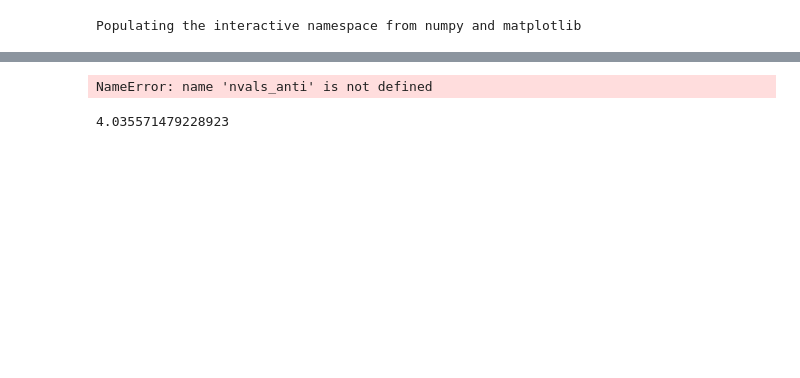
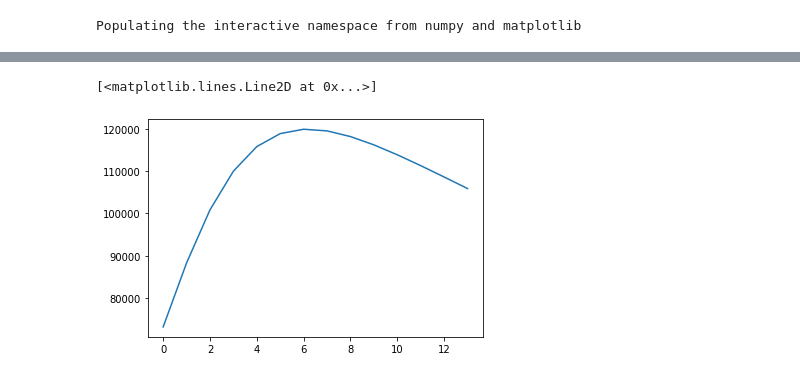
Before and after one commit to assem1390/hubbard, a Jupyter notebook: hubbard_.ipynb, the cells around one changed output, grey strips where cells are left out. Drawn from its saved outputs; the diff is of its cells as text; code cells hidden in the pictures; blank space fills up the shorter version.

```diff
--- a/hubbard_.ipynb
+++ b/hubbard_.ipynb
@@ -92,3 +153,12 @@ for U in (1/arange(.1,.24,.01)):
 # %%
-# U=.1
-# optimize.root(self_consistency2,[n1_do,n2_do, n1_up,n2_up ], args=(U,ne,kbt),method='broyden2',options={'disp':True})
+kbt =.01
+# U = 1/.2
+ne = 1.6
+delta=.9
+n1_up = (ne/4) + delta #occupation on site 1
+n1_do = (ne/4) - delta
+n2_up = (ne/4) + delta
+n2_do = (ne/4) - delta
+nvals_anti = []
+for U in (1/arange(.1,.24,.01)):
+     nvals_anti.append(optimize.root(self_consistency2,[n1_do,n2_do, n1_up,n2_up ], args=(U,ne,kbt),method='broyden2',options={'disp':True}))
@@ -95,4 +182,0 @@ for U in (1/arange(.1,.24,.01)):
-# %%
-nvals_anti
-# %% [output]
-NameError: name 'nvals_anti' is not defined
@@ -111,9 +183,10 @@ NameError: name 'nvals_anti' is not defined
-# %%
-U = 1/.13
-n1_do,n2_do, n1_up,n2_up = 0.09010787, 0.70989213, 0.70989213, 0.09010787
-E_up = U * ((n1_up+n2_up)/2) - U * ((n1_up*n1_do)+(n2_up*n2_do)) + 0.5 * sqrt(U**2 * (n1_up - n2_up)**2 + 4**3)
-E_do = U * ((n1_do+n2_do)/2) - U * ((n1_up*n1_do)+(n2_up*n2_do)) + 0.5 * sqrt(U**2 * (n1_do - n2_do)**2 + 4**3)
-# %%
-E_up
-# %% [output]
-4.035571479228923
+# %%
+tot_energy2 = []
+
+for U,i in zip((1/arange(.1,.24,.01)), range(0,24)):
+     tot_energy2.append(tot_ener(nvals_anti[i].x,U,ne,kbt))
+# %%
+plot(tot_energy2)
+# %% [output]
+[<matplotlib.lines.Line2D at 0x...>]
+[figure, added]
```
Also changed, not shown: parts of 8 cells of this notebook.
